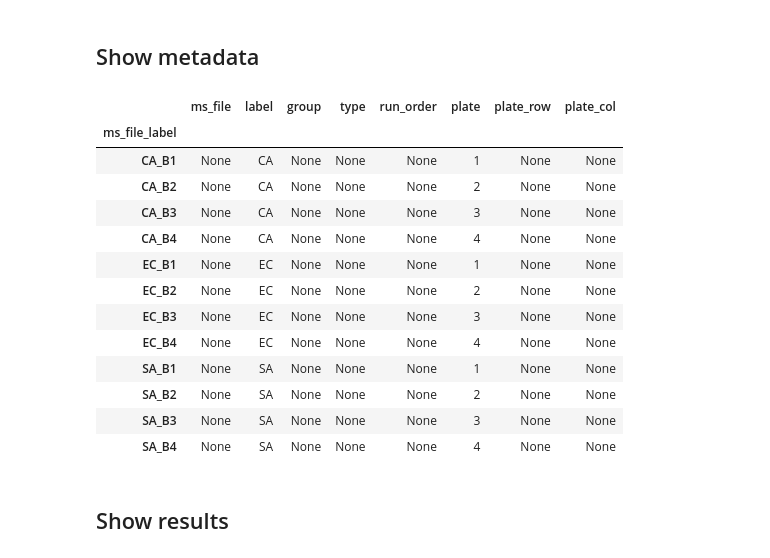
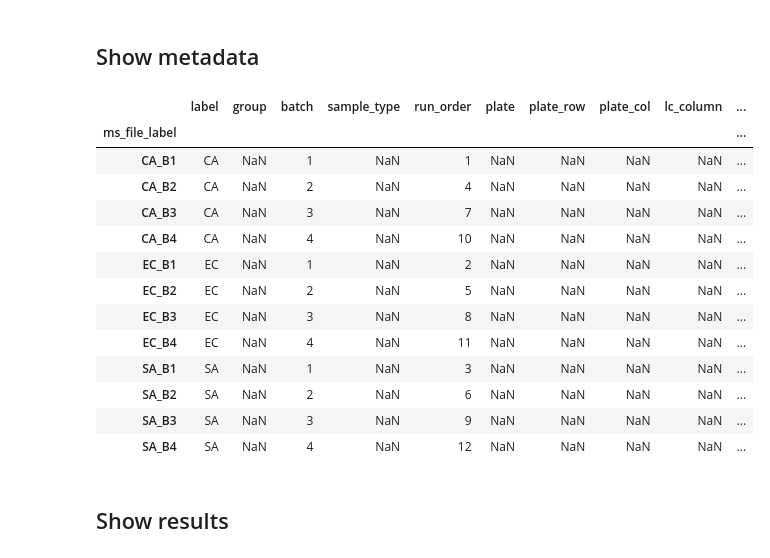
Before and after one commit to LewisResearchGroup/ms-mint, a Jupyter notebook: notebooks/Example-run-mint.ipynb, the cells around one changed output. Saved outputs shown, nothing was run; the diff lists cells and outputs as text; code cells hidden in the pictures.

```diff
--- a/notebooks/Example-run-mint.ipynb
+++ b/notebooks/Example-run-mint.ipynb
@@ -10,6 +10,6 @@ from ms_mint.notebook import Mint
 mint = Mint(verbose=True)\
     .load_targets('input/targets.csv')\
     .load_files('/data/Metabolomics/ms-mint/230508__ms-mint-demofiles/ms-files/**/*mz*ML')\
-    .load_metadata('input/metadata.parquet')\
+    .load_metadata('input/metadata.csv')\
     .run()
 # %% [output]
@@ -63,25 +63,22 @@ mint.targets
 # %% [markdown]
 ## Show metadata
 # %%
-mint.meta['label'] = [x.split('_')[0] for x in mint.meta.index]
-mint.meta['plate'] = [x[-1] for x in mint.meta.index]
-
 mint.meta
 # %% [output]
-|  | ms_file | label | group | type | run_order | plate | plate_row | plate_col |
-| ms_file_label |  |  |  |  |  |  |  |  |
-| CA_B1 | None | CA | None | None | None | 1 | None | None |
-| CA_B2 | None | CA | None | None | None | 2 | None | None |
-| CA_B3 | None | CA | None | None | None | 3 | None | None |
-| CA_B4 | None | CA | None | None | None | 4 | None | None |
-| EC_B1 | None | EC | None | None | None | 1 | None | None |
-| EC_B2 | None | EC | None | None | None | 2 | None | None |
-| EC_B3 | None | EC | None | None | None | 3 | None | None |
-| EC_B4 | None | EC | None | None | None | 4 | None | None |
-| SA_B1 | None | SA | None | None | None | 1 | None | None |
-| SA_B2 | None | SA | None | None | None | 2 | None | None |
-| SA_B3 | None | SA | None | None | None | 3 | None | None |
-| SA_B4 | None | SA | None | None | None | 4 | None | None |
+|  | label | group | batch | sample_type | run_order | plate | plate_row | plate_col | lc_column | ... |
+| ms_file_label |  |  |  |  |  |  |  |  |  | ... |
+| CA_B1 | CA | NaN | 1 | NaN | 1 | NaN | NaN | NaN | NaN | ... |
+| CA_B2 | CA | NaN | 2 | NaN | 4 | NaN | NaN | NaN | NaN | ... |
+| CA_B3 | CA | NaN | 3 | NaN | 7 | NaN | NaN | NaN | NaN | ... |
+| CA_B4 | CA | NaN | 4 | NaN | 10 | NaN | NaN | NaN | NaN | ... |
+| EC_B1 | EC | NaN | 1 | NaN | 2 | NaN | NaN | NaN | NaN | ... |
+| EC_B2 | EC | NaN | 2 | NaN | 5 | NaN | NaN | NaN | NaN | ... |
+| EC_B3 | EC | NaN | 3 | NaN | 8 | NaN | NaN | NaN | NaN | ... |
+| EC_B4 | EC | NaN | 4 | NaN | 11 | NaN | NaN | NaN | NaN | ... |
+| SA_B1 | SA | NaN | 1 | NaN | 3 | NaN | NaN | NaN | NaN | ... |
+| SA_B2 | SA | NaN | 2 | NaN | 6 | NaN | NaN | NaN | NaN | ... |
+| SA_B3 | SA | NaN | 3 | NaN | 9 | NaN | NaN | NaN | NaN | ... |
+| SA_B4 | SA | NaN | 4 | NaN | 12 | NaN | NaN | NaN | NaN | ... |
 # %% [markdown]
 ## Show results
 # %%
```
Also changed, not shown: parts of 1 cell of this notebook, 2 other files.
